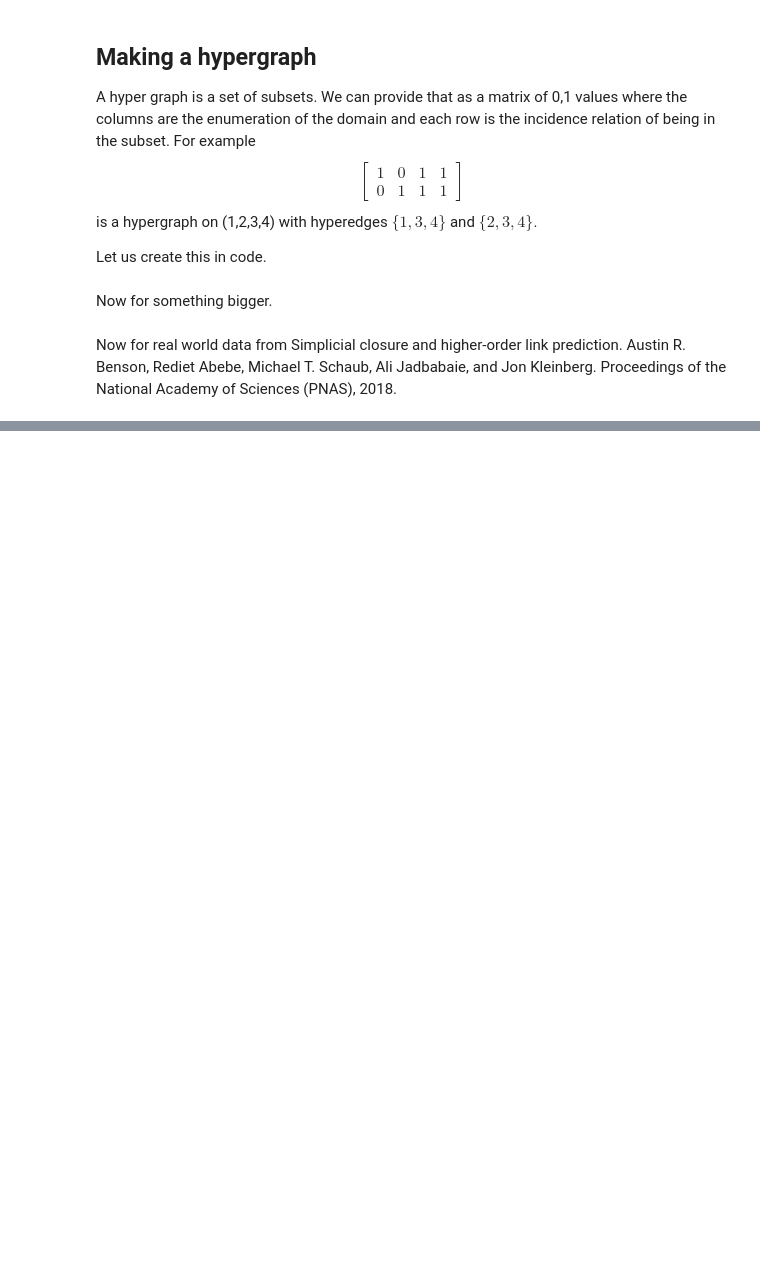
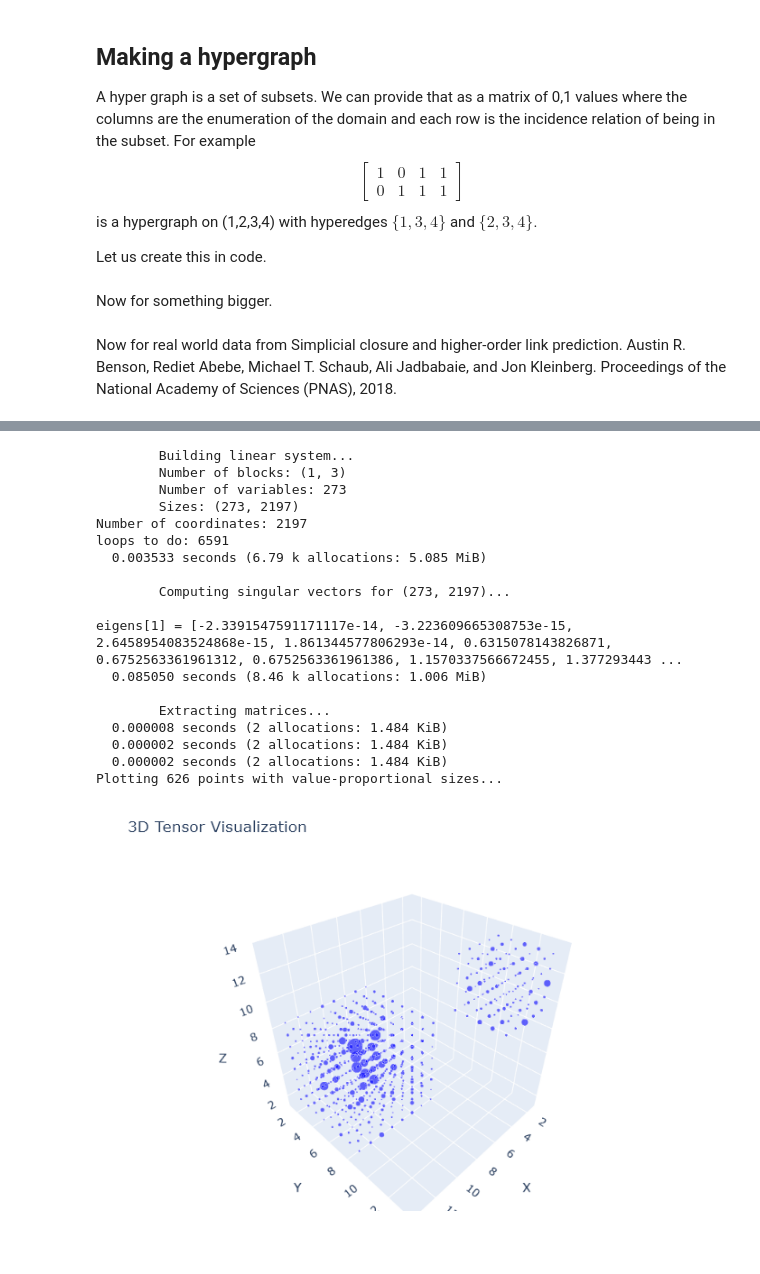
Before and after one commit to thetensor-space/OpenDleto, a Jupyter notebook: examples/Hypergraph.ipynb, the cells around one changed output, grey strips where cells are left out. Cells and saved outputs as stored; diff of their text form; code cells hidden in the pictures; blank space fills up the shorter version.

```diff
--- a/examples/Hypergraph.ipynb
+++ b/examples/Hypergraph.ipynb
@@ -107,0 +128,23 @@ OutOfMemoryError: OutOfMemoryError()
+# %%
+strata = toSurfaceTensor(fdaTen)
+plotTensor(strata.tensor)
+# %% [output]
+        Building linear system...
+        Number of blocks: (1, 3)
+        Number of variables: 273
+        Sizes: (273, 2197)
+Number of coordinates: 2197
+loops to do: 6591
+  0.003533 seconds (6.79 k allocations: 5.085 MiB)
+
+        Computing singular vectors for (273, 2197)...
+
+eigens[1] = [-2.3391547591171117e-14, -3.223609665308753e-15, 2.6458954083524868e-15, 1.861344577806293e-14, 0.6315078143826871, 0.6752563361961312, 0.6752563361961386, 1.1570337566672455, 1.377293443 ...
+  0.085050 seconds (8.46 k allocations: 1.006 MiB)
+
+        Extracting matrices...
+  0.000008 seconds (2 allocations: 1.484 KiB)
+  0.000002 seconds (2 allocations: 1.484 KiB)
+  0.000002 seconds (2 allocations: 1.484 KiB)
+Plotting 626 points with value-proportional sizes...
+[figure, added]
```
Also changed, not shown: parts of 4 cells of this notebook, 3 other files.
